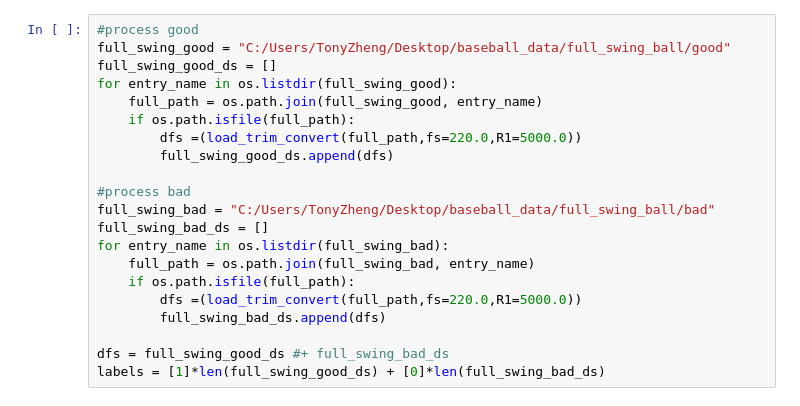
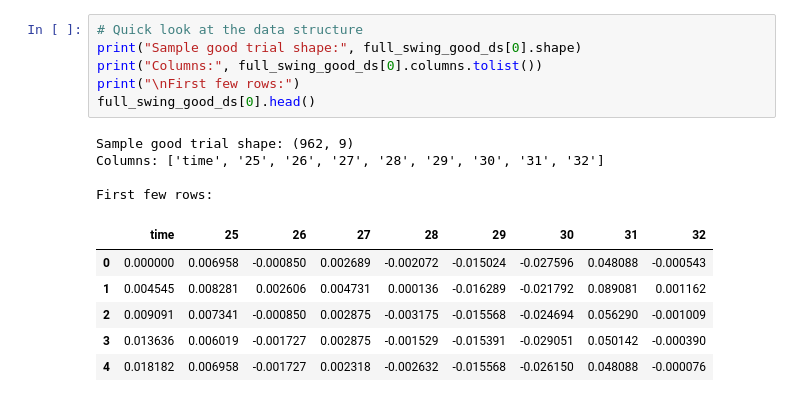
Before and after one commit to tzheng846/baseball_data, a Jupyter notebook: main.ipynb, the cells around one changed output. Cells and saved outputs as stored; diff of their text form.

```diff
--- a/main.ipynb
+++ b/main.ipynb
@@ -323,21 +54,17 @@ def clean_folder(filepath: str, output_dir="processed_data"):
 # %%
-#process good
-full_swing_good = "C:/Users/TonyZheng/Desktop/baseball_data/full_swing_ball/good"
-full_swing_good_ds = []
-for entry_name in os.listdir(full_swing_good):
-    full_path = os.path.join(full_swing_good, entry_name)
-    if os.path.isfile(full_path):
-        dfs =(load_trim_convert(full_path,fs=220.0,R1=5000.0))
-        full_swing_good_ds.append(dfs)
-
-#process bad
-full_swing_bad = "C:/Users/TonyZheng/Desktop/baseball_data/full_swing_ball/bad"
-full_swing_bad_ds = []
-for entry_name in os.listdir(full_swing_bad):
-    full_path = os.path.join(full_swing_bad, entry_name)
-    if os.path.isfile(full_path):
-        dfs =(load_trim_convert(full_path,fs=220.0,R1=5000.0))
-        full_swing_bad_ds.append(dfs)
-
-dfs = full_swing_good_ds #+ full_swing_bad_ds
-labels = [1]*len(full_swing_good_ds) + [0]*len(full_swing_bad_ds)
+# Quick look at the data structure
+print("Sample good trial shape:", full_swing_good_ds[0].shape)
+print("Columns:", full_swing_good_ds[0].columns.tolist())
+print("\nFirst few rows:")
+full_swing_good_ds[0].head()
+# %% [output]
+Sample good trial shape: (962, 9)
+Columns: ['time', '25', '26', '27', '28', '29', '30', '31', '32']
+
+First few rows:
+|  | time | 25 | 26 | 27 | 28 | 29 | 30 | 31 | 32 |
+| 0 | 0.000000 | 0.006958 | -0.000850 | 0.002689 | -0.002072 | -0.015024 | -0.027596 | 0.048088 | -0.000543 |
+| 1 | 0.004545 | 0.008281 | 0.002606 | 0.004731 | 0.000136 | -0.016289 | -0.021792 | 0.089081 | 0.001162 |
+| 2 | 0.009091 | 0.007341 | -0.000850 | 0.002875 | -0.003175 | -0.015568 | -0.024694 | 0.056290 | -0.001009 |
+| 3 | 0.013636 | 0.006019 | -0.001727 | 0.002875 | -0.001529 | -0.015391 | -0.029051 | 0.050142 | -0.000390 |
+| 4 | 0.018182 | 0.006958 | -0.001727 | 0.002318 | -0.002632 | -0.015568 | -0.026150 | 0.048088 | -0.000076 |
```
Also changed, not shown: parts of 20 cells of this notebook, 1 other file.
